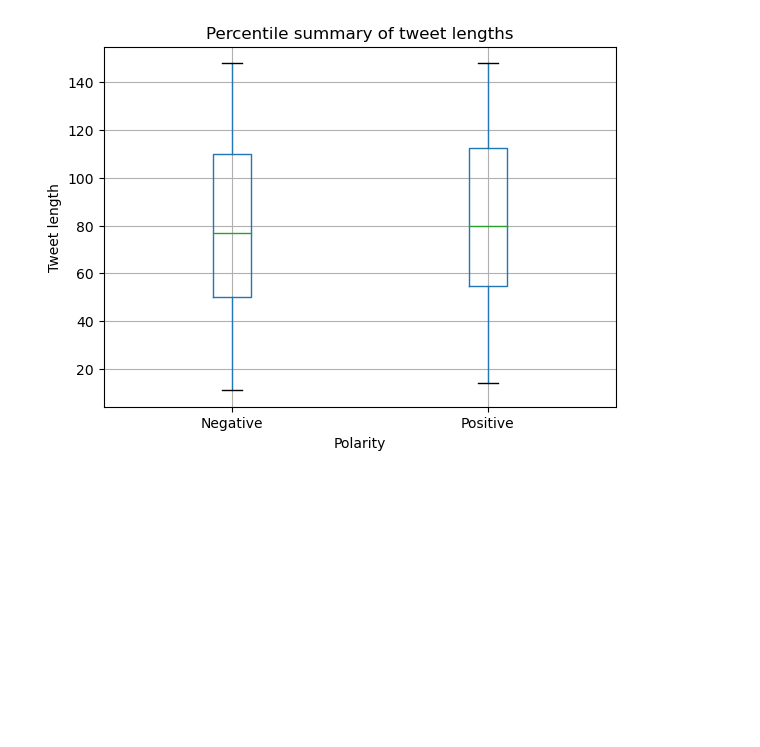
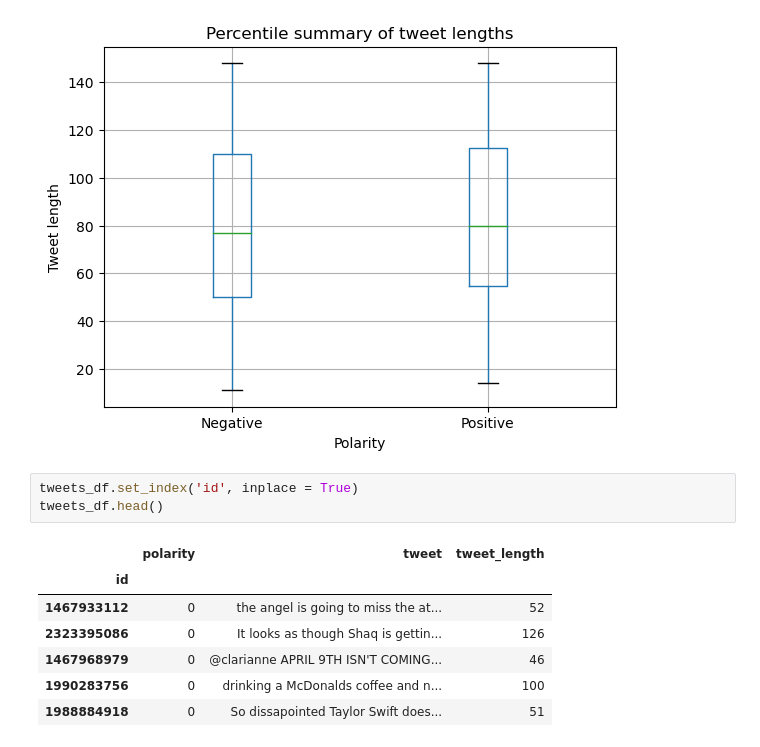
Before and after one commit to KCristopher/SentimentAnalysis, a Jupyter notebook: AnalyzeSentiment.ipynb, the cells around one changed output. Cells and saved outputs as stored; diff of their text form; blank space fills up the shorter version.

```diff
--- a/AnalyzeSentiment.ipynb
+++ b/AnalyzeSentiment.ipynb
@@ -107,3 +111,14 @@ plt.xlabel('Polarity')
 plt.show()
 # %% [output]
 [figure]
+# %%
+tweets_df.set_index('id', inplace = True)
+tweets_df.head()
+# %% [output]
+|  | polarity | tweet | tweet_length |
+| id |  |  |  |
+| 1467933112 | 0 | the angel is going to miss the at... | 52 |
+| 2323395086 | 0 | It looks as though Shaq is gettin... | 126 |
+| 1467968979 | 0 | @clarianne APRIL 9TH ISN'T COMING... | 46 |
+| 1990283756 | 0 | drinking a McDonalds coffee and n... | 100 |
+| 1988884918 | 0 | So dissapointed Taylor Swift does... | 51 |
```
Also changed, not shown: parts of 11 cells of this notebook.
